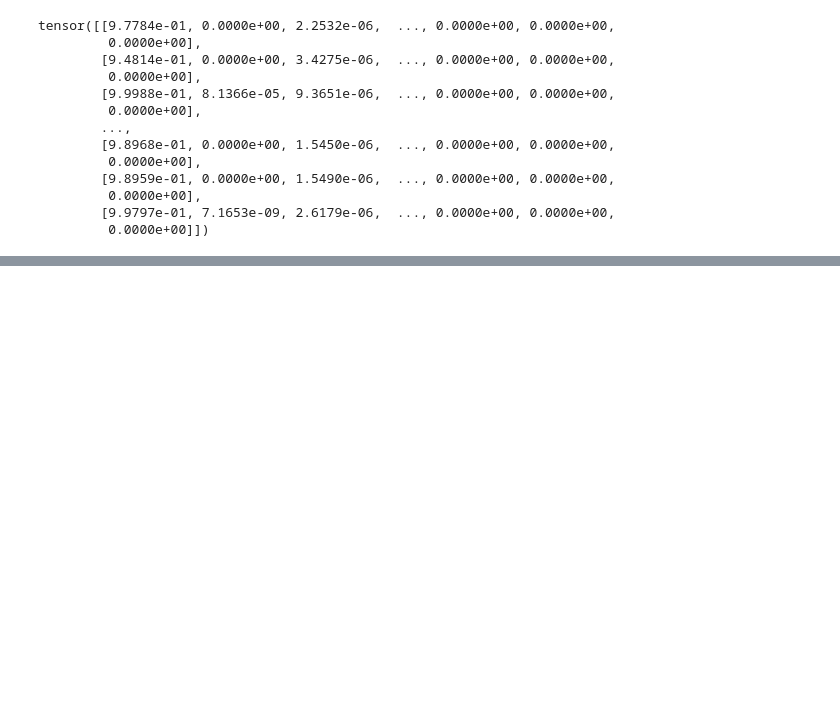
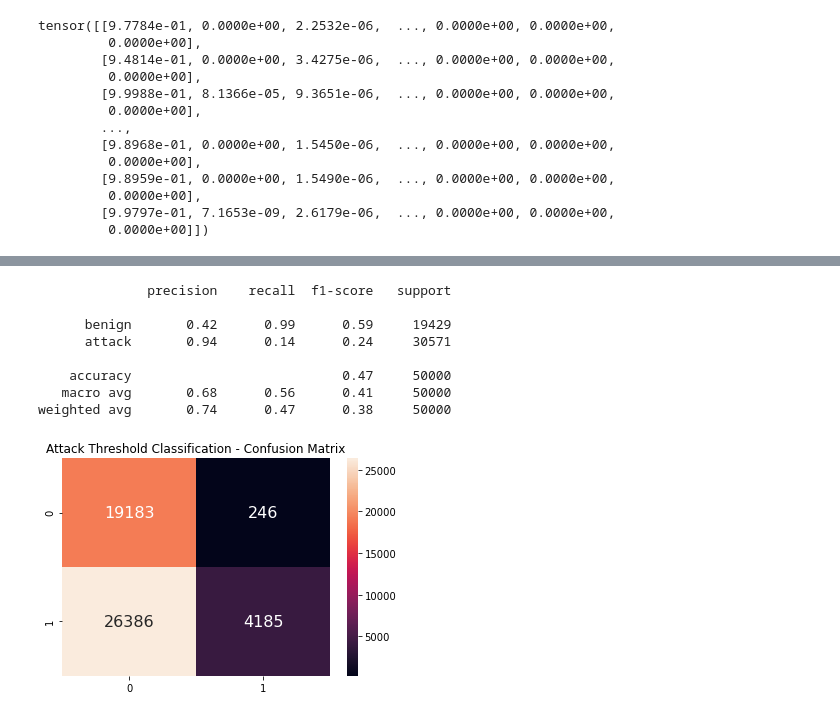
Before and after one commit to ArifulIslamPreence/IoT-TCP-Attack-detection, a Jupyter notebook: notebooks/tran_autoencoder.ipynb, the cells around one changed output, grey strips where cells are left out. Cells and saved outputs as stored; diff of their text form; code cells hidden in the pictures; blank space fills up the shorter version.

```diff
--- a/notebooks/tran_autoencoder.ipynb
+++ b/notebooks/tran_autoencoder.ipynb
@@ -190,0 +156,33 @@ Completed training with final loss 0.017
+# %%
+#Prediction threshold
+test_loss = []
+net.eval()
+test_tensor = torch.tensor(test_X.values.astype(np.float32))
+with torch.no_grad():
+    for i in range(len(test_X)):
+        input = test_tensor[i].to(device=device)
+        output = net(input).to(device=device)
+        loss = loss_function(output, input).to(device=device)
+        test_loss.append(loss.item())
+# %%
+attack_threshold = 0.05  # This was found by visual inspection - future versions will use some sort of 1D classifier to find threshold
+
+test_results = test_y.to_frame().astype(bool)
+test_results['loss'] = pd.Series(test_loss, index=test_results.index)
+test_results['is_attack_prediction'] = test_results.loss > attack_threshold
+
+conf_matrix = confusion_matrix(test_results.is_attack, test_results.is_attack_prediction)
+plt.figure()
+sns.heatmap(conf_matrix, annot=True, annot_kws={"size": 16}, fmt='g')
+plt.title('Attack Threshold Classification - Confusion Matrix')
+print(classification_report(test_results.is_attack, test_results.is_attack_prediction, target_names=["benign", "attack"]))
+# %% [output]
+              precision    recall  f1-score   support
+
+      benign       0.42      0.99      0.59     19429
+      attack       0.94      0.14      0.24     30571
+
+    accuracy                           0.47     50000
+   macro avg       0.68      0.56      0.41     50000
+weighted avg       0.74      0.47      0.38     50000
+[figure, added]
```
Also changed, not shown: parts of 9 cells of this notebook.
